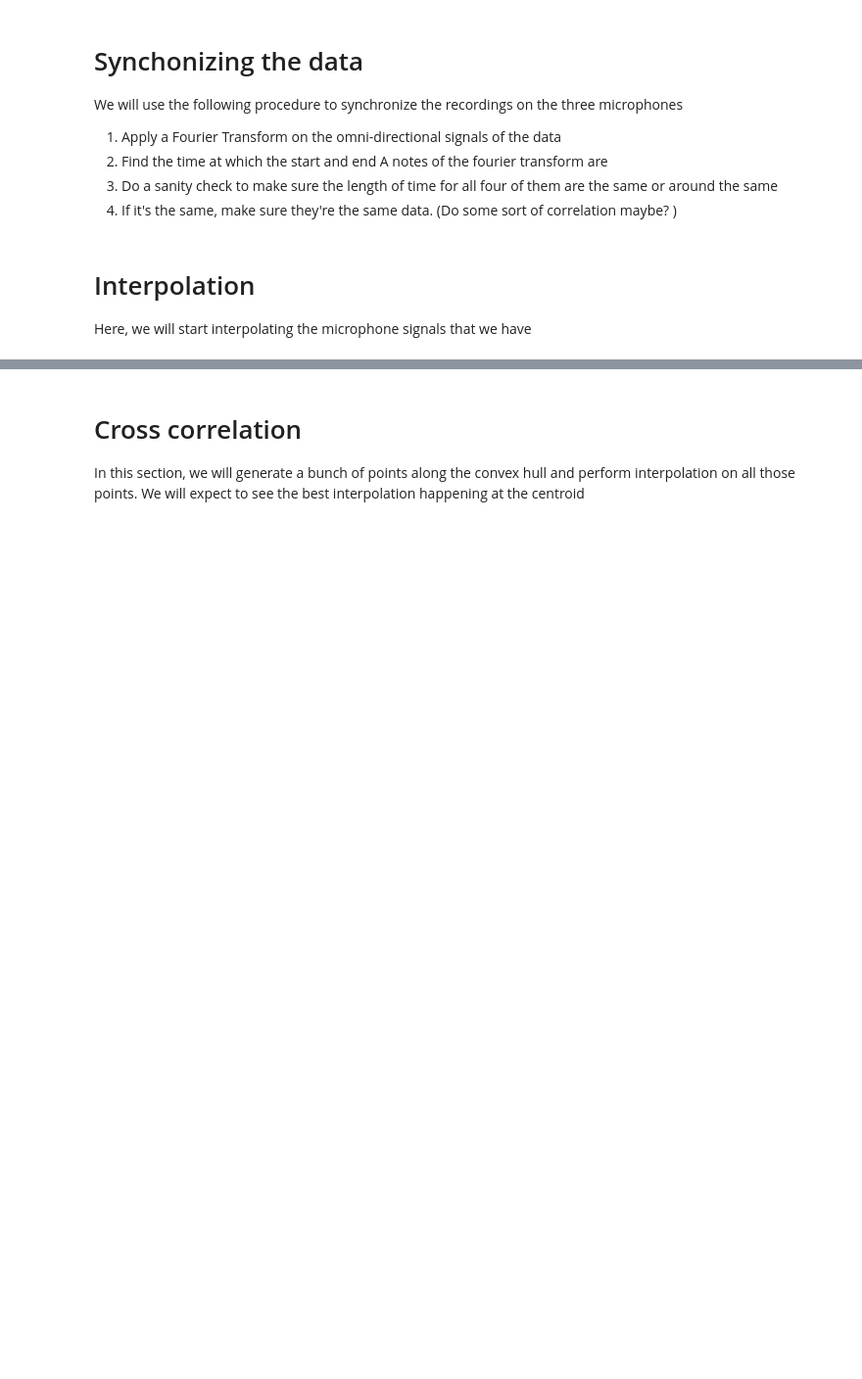
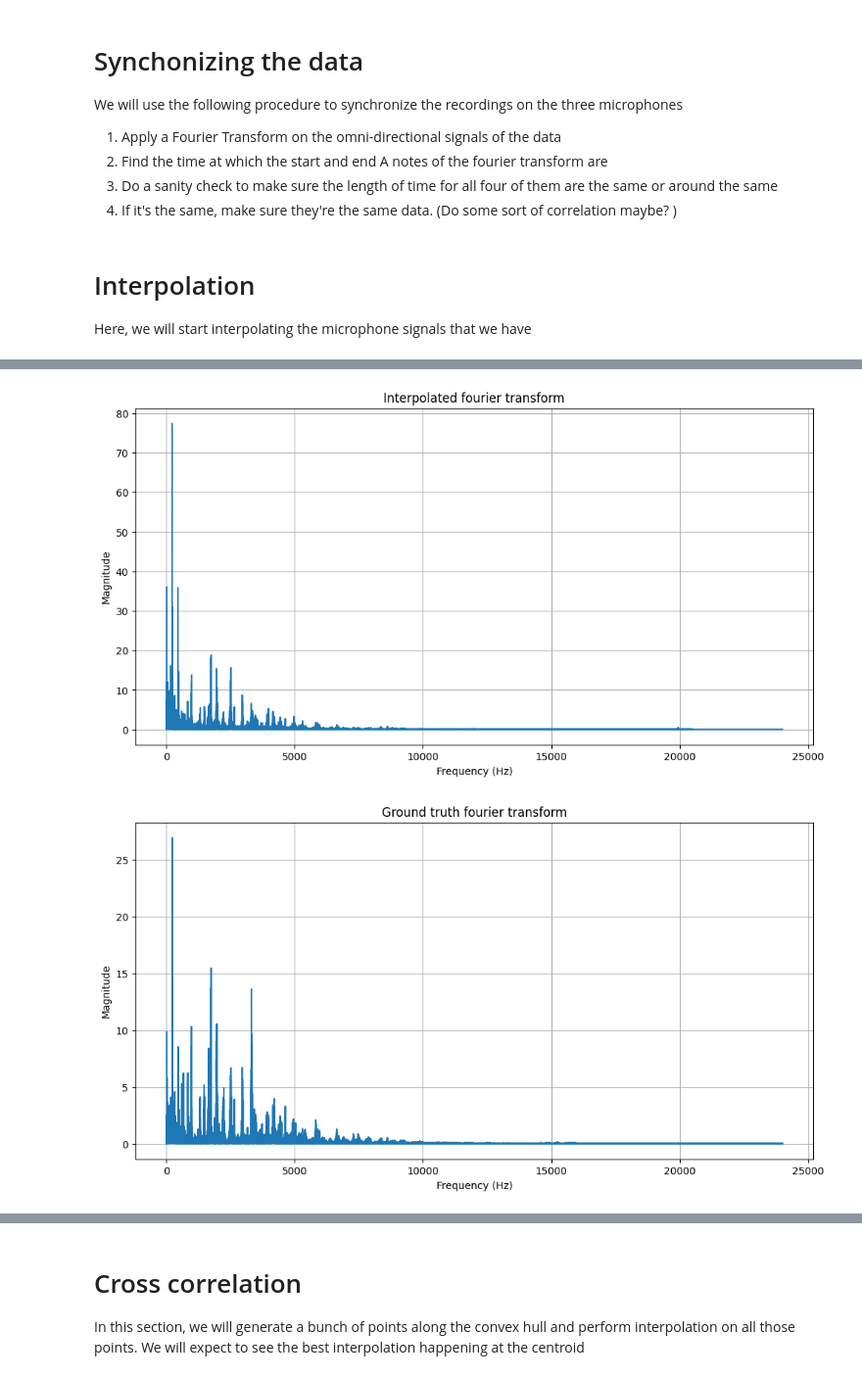
Before and after one commit to tjunjet/spatial_audio, a Jupyter notebook: codes/weighted_dist_tone.ipynb, the cells around one changed output, grey strips where cells are left out. Shown: that part at 98% size. Saved outputs shown, nothing was run; the diff lists cells and outputs as text; code cells hidden in the pictures; blank space fills up the shorter version.

```diff
--- a/codes/weighted_dist_tone.ipynb
+++ b/codes/weighted_dist_tone.ipynb
@@ -277,0 +371,11 @@ Interpolated Point: [64.         55.42562584]
+# %%
+# Plotting the fourier transforms of x_p and g_t
+
+x_p_w, x_p_x, x_p_y, x_p_z = extract_channels(x_p)
+gt_w, gt_x, gt_y, gt_z = extract_channels(gt_signal)
+
+plot_fourier_transform(x_p_w, fs, "Interpolated fourier transform")
+plot_fourier_transform(gt_w, fs, "Ground truth fourier transform")
+# %% [output]
+[figure, added]
+[figure, added]
```
Also changed, not shown: parts of 16 cells of this notebook, 5 other files.
